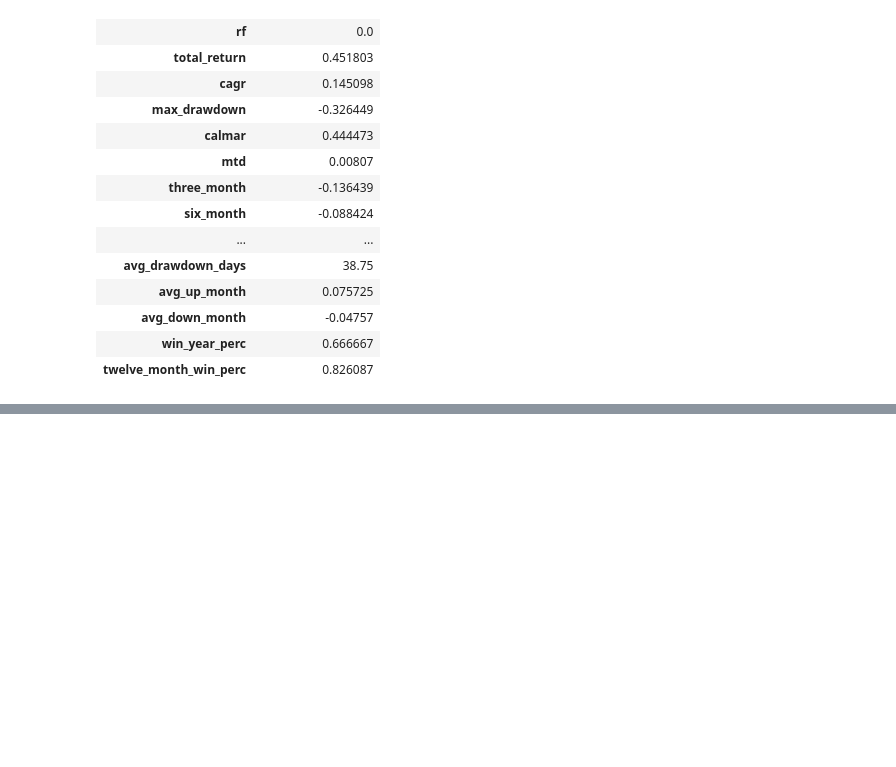
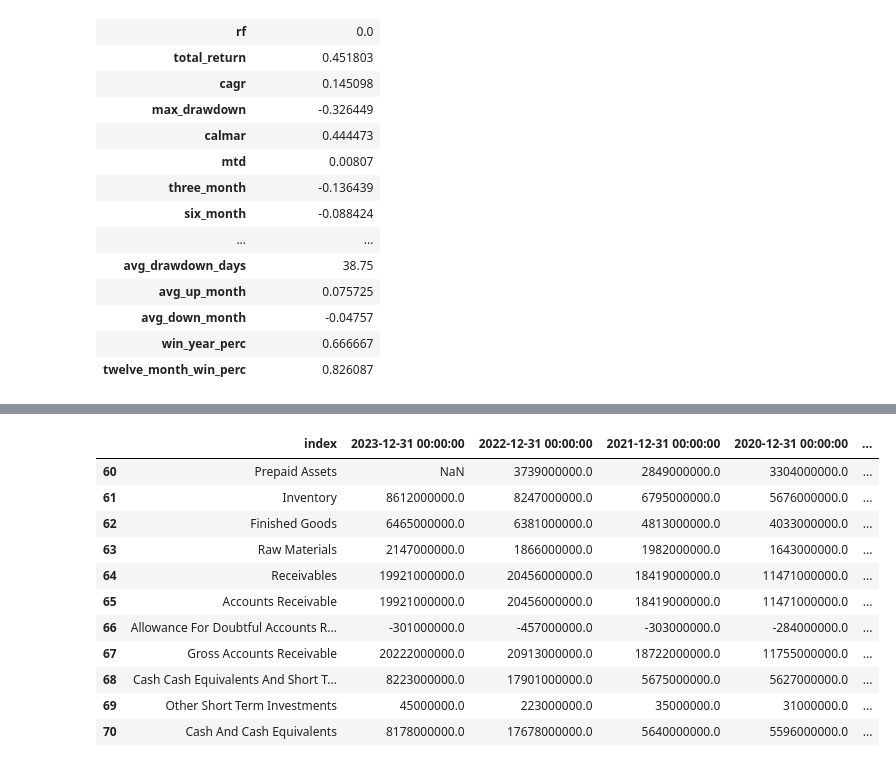
Before and after one commit to ab123-bruh/fund_temp, a Jupyter notebook: test.ipynb, the cells around one changed output, grey strips where cells are left out. Cells and saved outputs as stored; diff of their text form; code cells hidden in the pictures; blank space fills up the shorter version.

```diff
--- a/test.ipynb
+++ b/test.ipynb
@@ -301,0 +378,15 @@ yf.Ticker("TSLA").info
+# %%
+c.tail(n=11)
+# %% [output]
+|  | index | 2023-12-31 00:00:00 | 2022-12-31 00:00:00 | 2021-12-31 00:00:00 | 2020-12-31 00:00:00 | ... |
+| 60 | Prepaid Assets | NaN | 3739000000.0 | 2849000000.0 | 3304000000.0 | ... |
+| 61 | Inventory | 8612000000.0 | 8247000000.0 | 6795000000.0 | 5676000000.0 | ... |
+| 62 | Finished Goods | 6465000000.0 | 6381000000.0 | 4813000000.0 | 4033000000.0 | ... |
+| 63 | Raw Materials | 2147000000.0 | 1866000000.0 | 1982000000.0 | 1643000000.0 | ... |
+| 64 | Receivables | 19921000000.0 | 20456000000.0 | 18419000000.0 | 11471000000.0 | ... |
+| 65 | Accounts Receivable | 19921000000.0 | 20456000000.0 | 18419000000.0 | 11471000000.0 | ... |
+| 66 | Allowance For Doubtful Accounts R... | -301000000.0 | -457000000.0 | -303000000.0 | -284000000.0 | ... |
+| 67 | Gross Accounts Receivable | 20222000000.0 | 20913000000.0 | 18722000000.0 | 11755000000.0 | ... |
+| 68 | Cash Cash Equivalents And Short T... | 8223000000.0 | 17901000000.0 | 5675000000.0 | 5627000000.0 | ... |
+| 69 | Other Short Term Investments | 45000000.0 | 223000000.0 | 35000000.0 | 31000000.0 | ... |
+| 70 | Cash And Cash Equivalents | 8178000000.0 | 17678000000.0 | 5640000000.0 | 5596000000.0 | ... |
```
Also changed, not shown: parts of 6 cells of this notebook, 1 other file.
